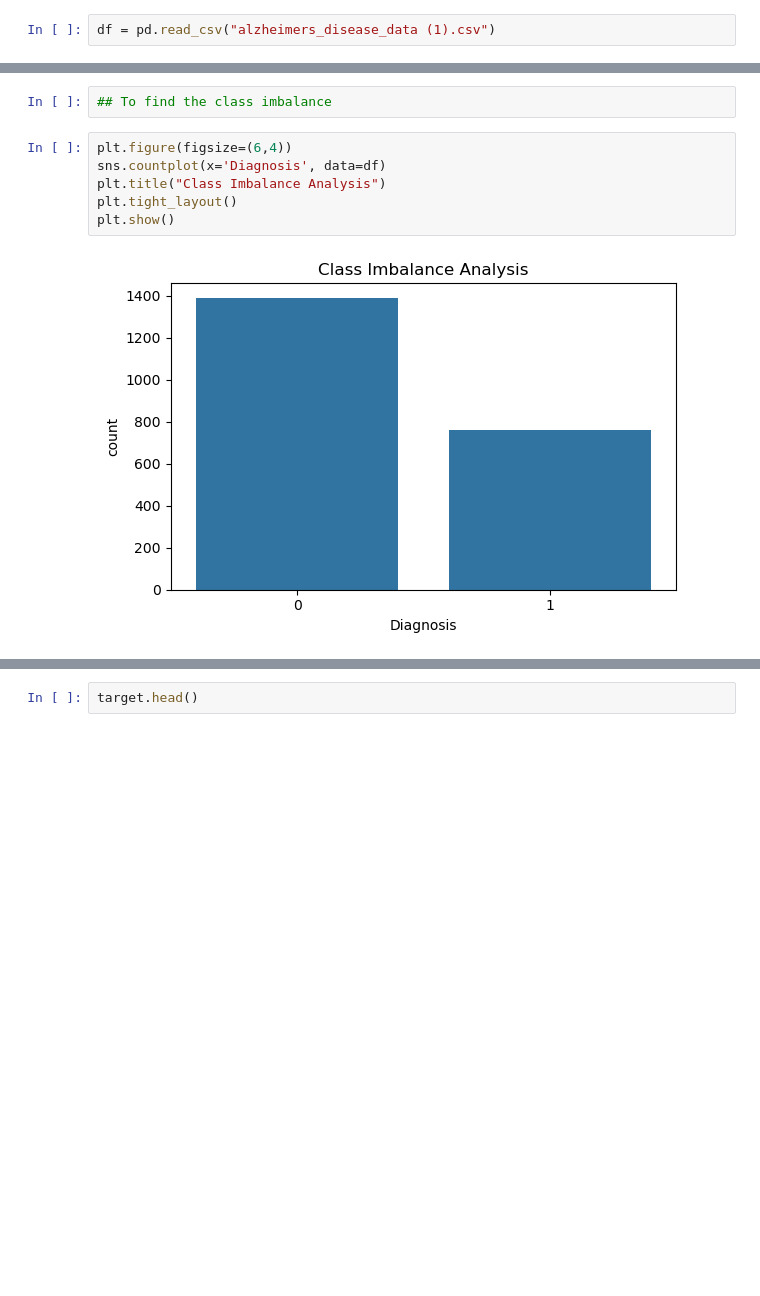
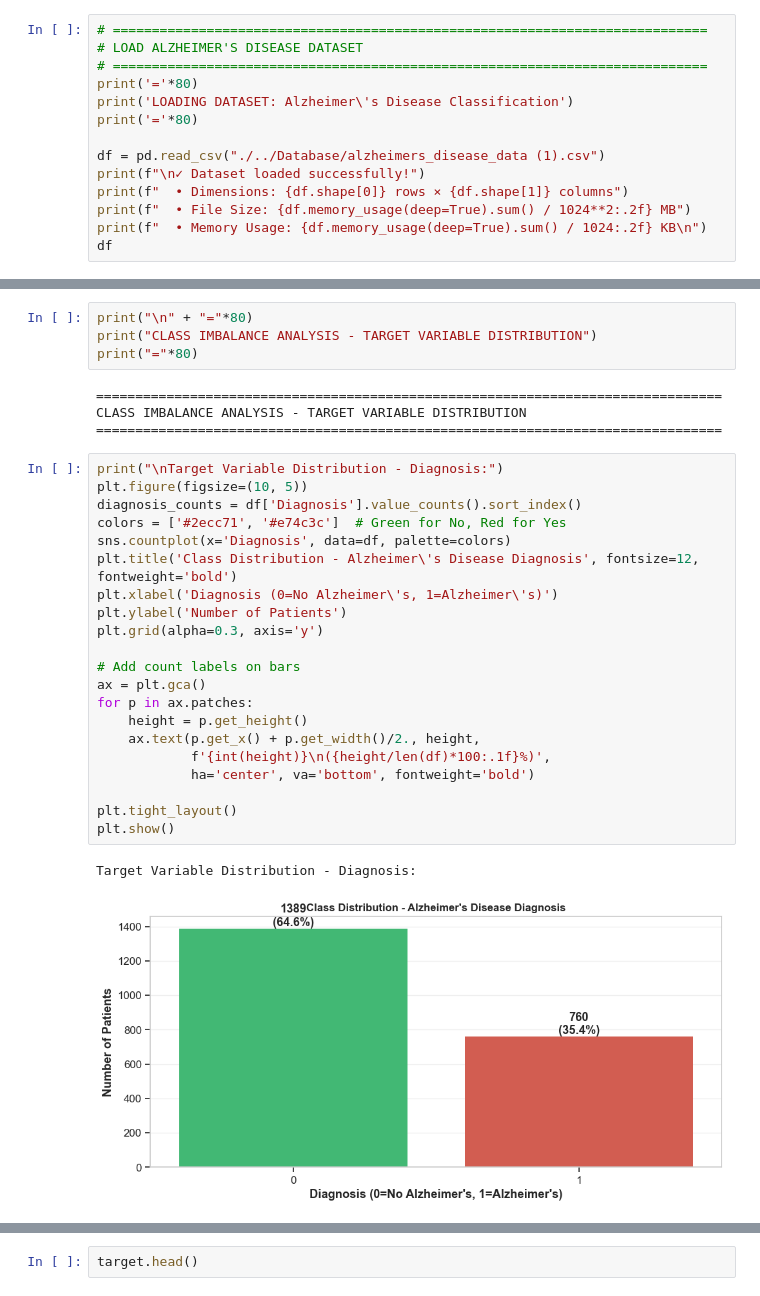
Before and after one commit to DineshPadhan/Alzheimer-Disease-Classification, a Jupyter notebook: IPYNB File/Alzheimer.ipynb, the cells around one changed output, grey strips where cells are left out. Saved outputs shown, nothing was run; the diff lists cells and outputs as text; blank space fills up the shorter version.

```diff
--- a/IPYNB File/Alzheimer.ipynb
+++ b/IPYNB File/Alzheimer.ipynb
@@ -10,2 +71,14 @@ import seaborn as sns
 # %%
-df = pd.read_csv("alzheimers_disease_data (1).csv")
+# ============================================================================
+# LOAD ALZHEIMER'S DISEASE DATASET
+# ============================================================================
+print('='*80)
+print('LOADING DATASET: Alzheimer\'s Disease Classification')
+print('='*80)
+
+df = pd.read_csv("./../Database/alzheimers_disease_data (1).csv")
+print(f"\n✓ Dataset loaded successfully!")
+print(f"  • Dimensions: {df.shape[0]} rows × {df.shape[1]} columns")
+print(f"  • File Size: {df.memory_usage(deep=True).sum() / 1024**2:.2f} MB")
+print(f"  • Memory Usage: {df.memory_usage(deep=True).sum() / 1024:.2f} KB\n")
+df
@@ -321,11 +577,33 @@ df_outliers.shape
 # %%
-## To find the class imbalance
+print("\n" + "="*80)
+print("CLASS IMBALANCE ANALYSIS - TARGET VARIABLE DISTRIBUTION")
+print("="*80)
+# %% [output]
+================================================================================
+CLASS IMBALANCE ANALYSIS - TARGET VARIABLE DISTRIBUTION
+================================================================================
 # %%
-plt.figure(figsize=(6,4))
-sns.countplot(x='Diagnosis', data=df)
-plt.title("Class Imbalance Analysis")
+print("\nTarget Variable Distribution - Diagnosis:")
+plt.figure(figsize=(10, 5))
+diagnosis_counts = df['Diagnosis'].value_counts().sort_index()
+colors = ['#2ecc71', '#e74c3c']  # Green for No, Red for Yes
+sns.countplot(x='Diagnosis', data=df, palette=colors)
+plt.title('Class Distribution - Alzheimer\'s Disease Diagnosis', fontsize=12, fontweight='bold')
+plt.xlabel('Diagnosis (0=No Alzheimer\'s, 1=Alzheimer\'s)')
+plt.ylabel('Number of Patients')
+plt.grid(alpha=0.3, axis='y')
+
+# Add count labels on bars
+ax = plt.gca()
+for p in ax.patches:
+    height = p.get_height()
+    ax.text(p.get_x() + p.get_width()/2., height,
+            f'{int(height)}\n({height/len(df)*100:.1f}%)',
+            ha='center', va='bottom', fontweight='bold')
+
 plt.tight_layout()
 plt.show()
 # %% [output]
+Target Variable Distribution - Diagnosis:
-[figure, old version]
+[figure, new version]
 # %%
```
Also changed, not shown: parts of 83 cells of this notebook, 1 other file.
